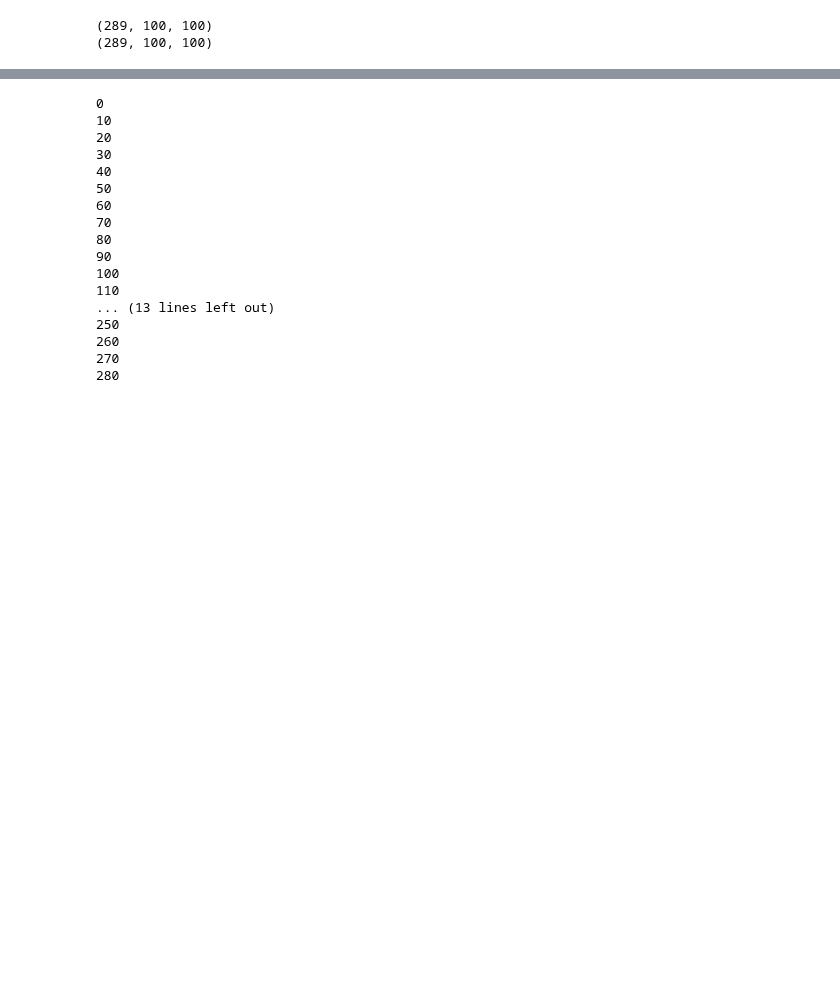
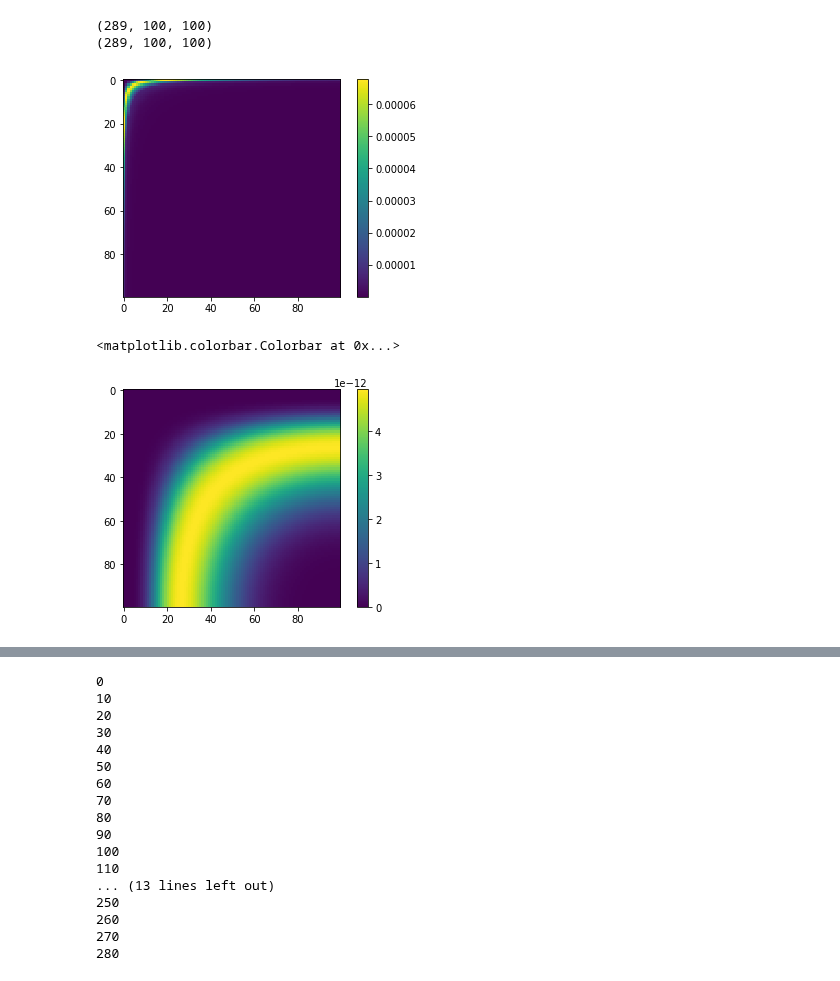
Before and after one commit to VMBoehm/postlimber, a Jupyter notebook: notebooks/PostBornTerms without Limber new approach- additional terms.ipynb, the cells around one changed output, grey strips where cells are left out. Saved outputs shown, nothing was run; the diff lists cells and outputs as text; code cells hidden in the pictures; blank space fills up the shorter version.

```diff
--- a/notebooks/PostBornTerms without Limber new approach- additional terms.ipynb
+++ b/notebooks/PostBornTerms without Limber new approach- additional terms.ipynb
@@ -161,3 +166,16 @@ print(clphipsi.shape)
 # %% [output]
 (289, 100, 100)
 (289, 100, 100)
+# %%
+clphidelta_Chirag  = np.load('../output/cm_clmesh/cldeltachiphi.npy')
+clphipsi_Chirag   = np.load('../output/cm_clmesh/clpsiphicmb.npy')
+# %%
+plt.imshow(clphipsi[10])
+plt.colorbar()
+plt.show()
+plt.imshow(clphipsi_Chirag[10])
+plt.colorbar()
+# %% [output]
+[figure, added]
+<matplotlib.colorbar.Colorbar at 0x...>
+[figure, added]
```
Also changed, not shown: parts of 7 cells of this notebook, 2 other files.
